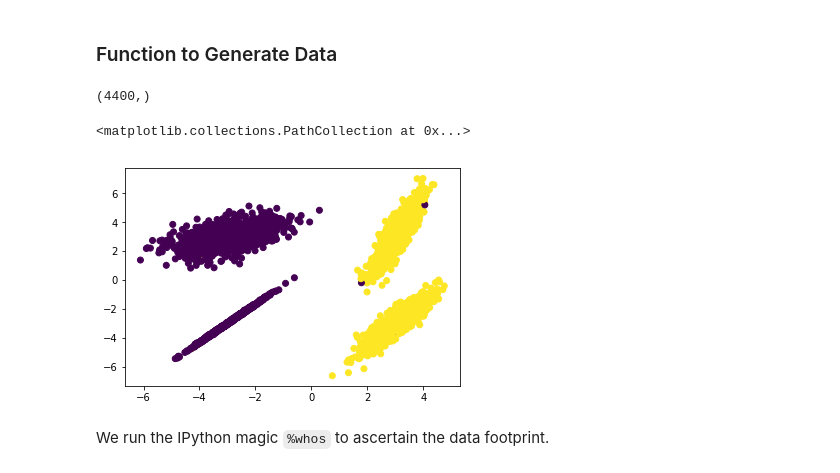
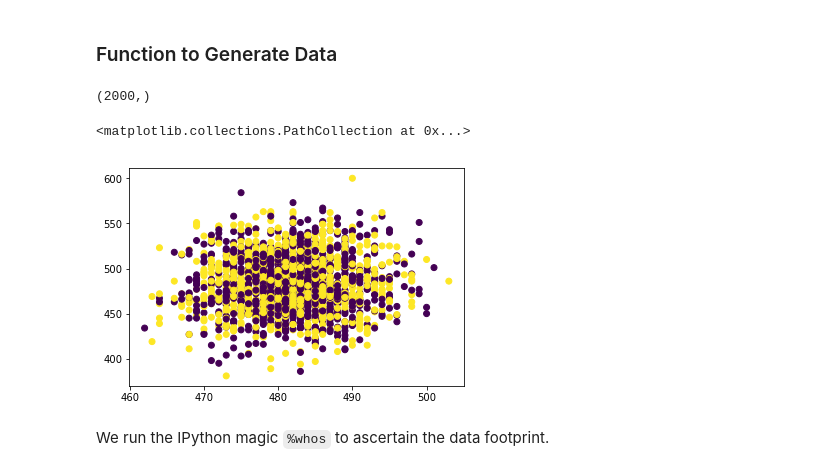
Before and after one commit to Uyentruong236/DSI_Project_3-Madelon_Feature_Selection, a Jupyter notebook: make_classification.ipynb, the cells around one changed output. Cells and saved outputs as stored; diff of their text form; code cells hidden in the pictures.

```diff
--- a/make_classification.ipynb
+++ b/make_classification.ipynb
@@ -27,13 +29,24 @@ X, y = make_classification(n_samples=4400,
                            class_sep=3.0,
                            random_state=42)
+# %%
+target = pd.read_csv('../project_3/Datasets/madelon_train.labels', sep=' ', header=None)
+train = pd.read_csv('../project_3/Datasets/madelon_train.data', sep=' ', header=None)
+val = pd.read_csv('../project_3/Datasets/madelon_valid.data', sep=' ', header=None)
+target.columns = ['target']
+train = train.drop(train.columns[500], axis=1)
+
+train= pd.concat([train, target], 1)
+
+X = train.drop(['target'], axis=1)
+y = train['target']
 # %%
-X[:,0].shape
+X[0].shape
 # %% [output]
-(4400,)
+(2000,)
 # %%
-plt.scatter(X[:,0],X[:,1],c=y)
+plt.scatter(X[0],X[1],c=y)
 # %% [output]
 <matplotlib.collections.PathCollection at 0x...>
-[figure, old version]
+[figure, new version]
 # %% [markdown]
 We run the IPython magic `%whos` to ascertain the data footprint.
```
Also changed, not shown: parts of 6 cells of this notebook, 15 other files.
